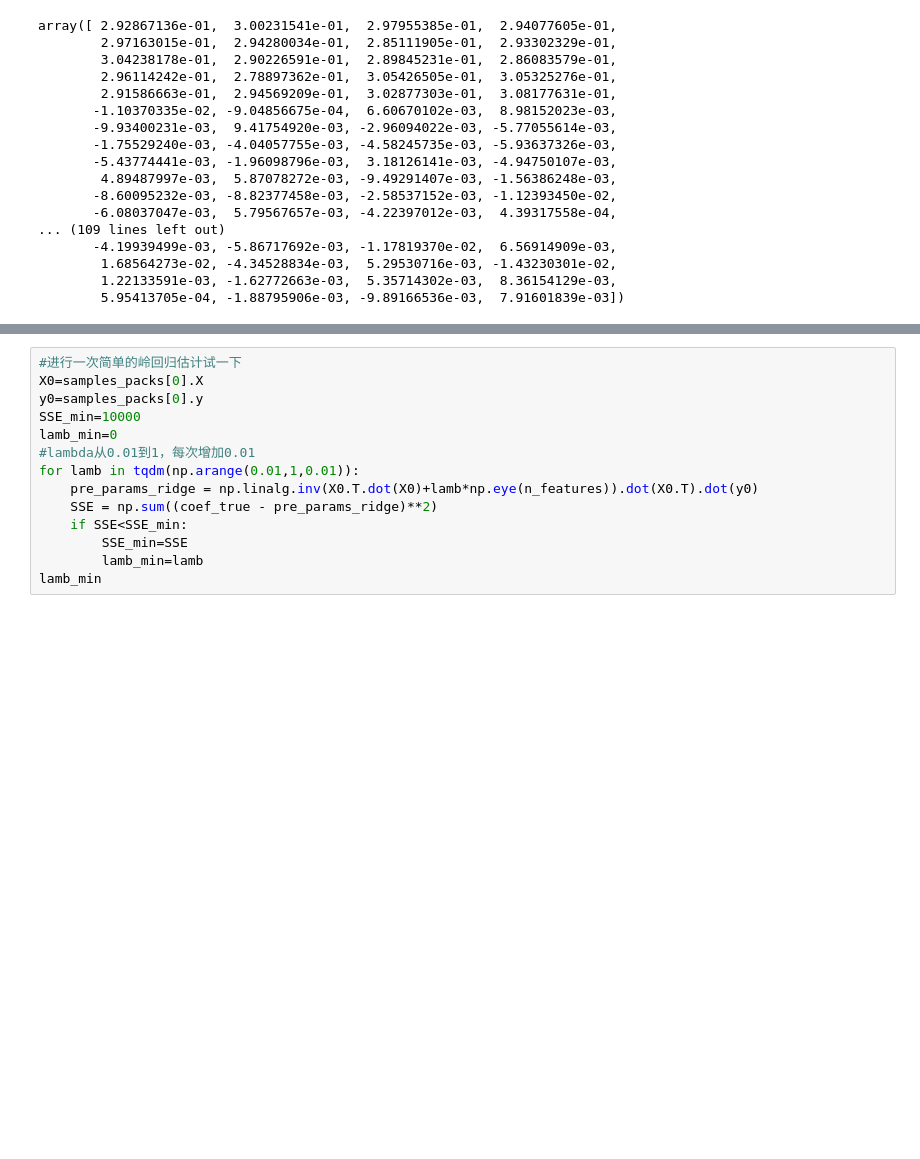
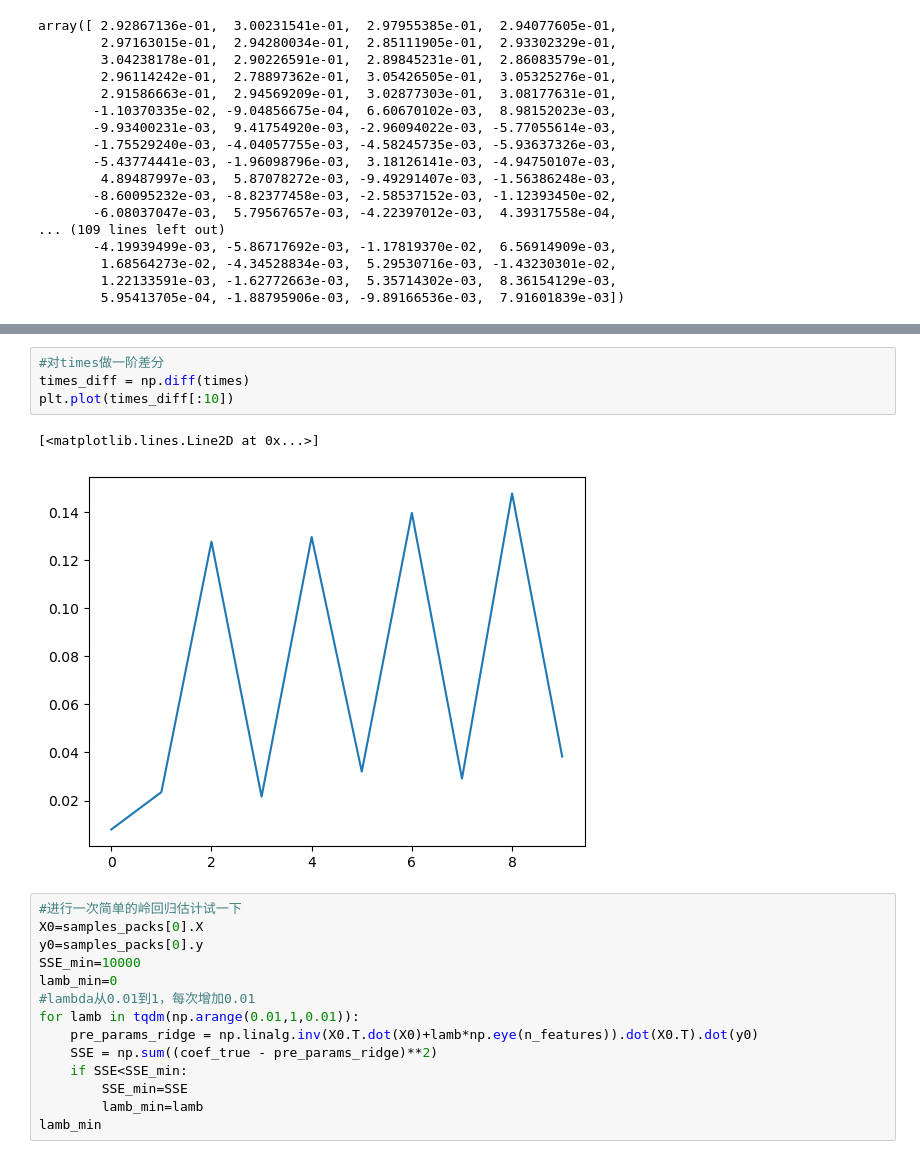
Before and after one commit to TJhaitang/simulation, a Jupyter notebook: test.ipynb, the cells around one changed output, grey strips where cells are left out. Saved outputs shown, nothing was run; the diff lists cells and outputs as text; blank space fills up the shorter version.

```diff
--- a/test.ipynb
+++ b/test.ipynb
@@ -60,3 +66,10 @@ array([ 2.92867136e-01,  3.00231541e-01,  2.97955385e-01,  2.94077605e-01,
+# %%
+#对times做一阶差分
+times_diff = np.diff(times)
+plt.plot(times_diff[:10])
+# %% [output]
+[<matplotlib.lines.Line2D at 0x...>]
+[figure, added]
 # %%
 #进行一次简单的岭回归估计试一下
 X0=samples_packs[0].X
```
Also changed, not shown: parts of 4 cells of this notebook, 1 other file.
